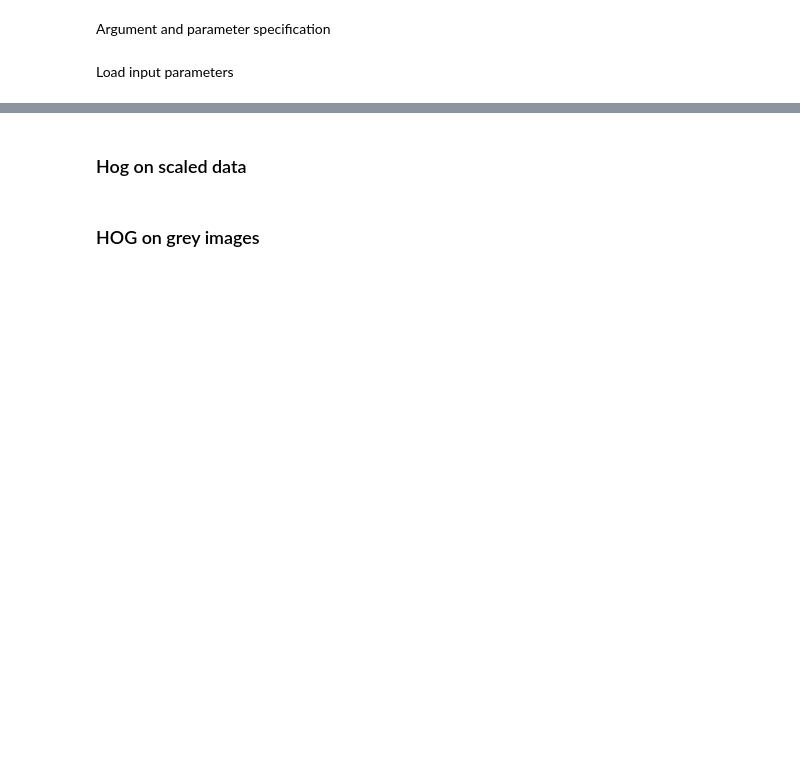
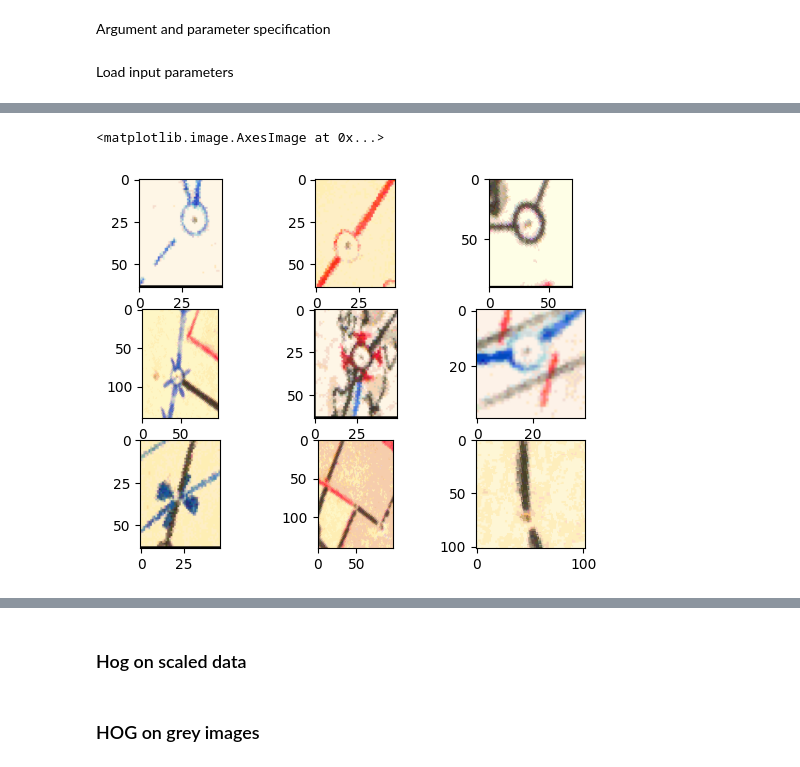
Before and after one commit to swiss-territorial-data-lab/proj-borderpoints, a Jupyter notebook: scripts/symbol_recognition/hog.ipynb, the cells around one changed output, grey strips where cells are left out. Drawn from its saved outputs; the diff is of its cells as text; code cells hidden in the pictures; blank space fills up the shorter version.

```diff
--- a/scripts/symbol_recognition/hog.ipynb
+++ b/scripts/symbol_recognition/hog.ipynb
@@ -41,7 +56,7 @@ def im_list_to_hog(im_list, channel_axis=None):
 Argument and parameter specification
 # %%
 with open('../../config/config_symbol_classif.yaml') as fp:
-    cfg = load(fp, Loader=FullLoader)['hog.py']
+    cfg = load(fp, Loader=FullLoader)['test_notebooks.py']
 # %% [markdown]
 Load input parameters
 # %%
@@ -62,14 +79,17 @@ for tile_path in tile_list:
 # %%
 image_dict = image_data
 f, axarr = plt.subplots(3,3)
 axarr[0,0].imshow(image_dict['0_2570184_1148461.tif'])
-axarr[0,1].imshow(image_dict['4_2569767_1149331.tif'])
+axarr[0,1].imshow(image_dict['4_2569842_1149296.tif'])
 axarr[0,2].imshow(image_dict['1_2571614_1152259.tif'])
-axarr[1,0].imshow(image_dict['5_2569300_1148157.tif'])
-axarr[1,1].imshow(image_dict['0_2570190_1148492.tif'])
+axarr[1,0].imshow(image_dict['5_2569300_1148156.tif'])
+axarr[1,1].imshow(image_dict['0_2570190_1148491.tif'])
 axarr[1,2].imshow(image_dict['10_2580845_1165703.tif'])
-axarr[2,0].imshow(image_dict['4_2569484_1149035.tif'])
-axarr[2,1].imshow(image_dict['5_2569282_1148151.tif'])
+axarr[2,0].imshow(image_dict['4_2569483_1149035.tif'])
+axarr[2,1].imshow(image_dict['5_2569281_1148151.tif'])
 axarr[2,2].imshow(image_dict['6_2567727_1147671.tif'])
+# %% [output]
+<matplotlib.image.AxesImage at 0x...>
+[figure, added]
 # %%
 data_gray = {key: color.rgb2gray(i) for key, i in image_data.items()}
```
Also changed, not shown: parts of 48 cells of this notebook, 3 other files.
